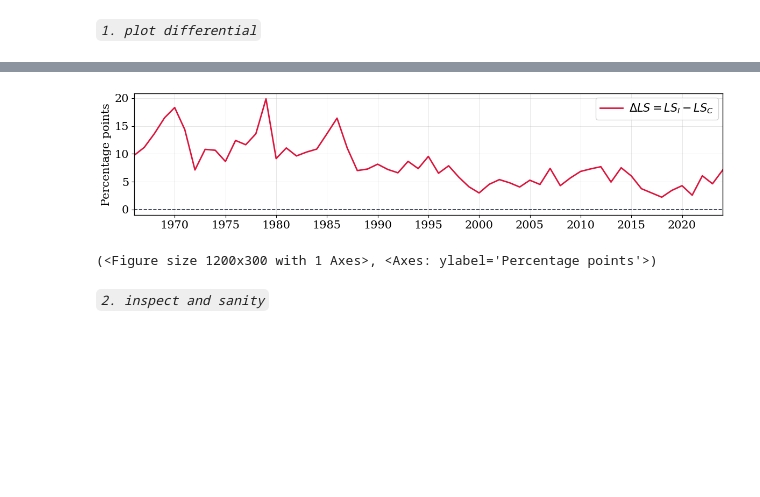
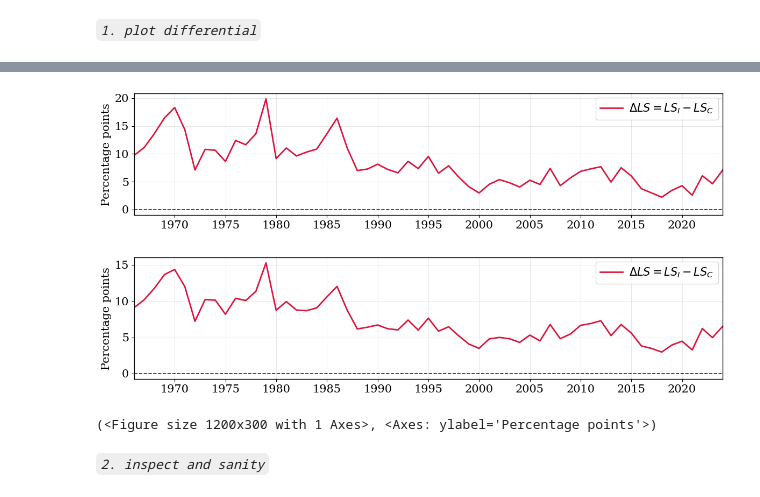
Before and after one commit to cfn368/ba_capinc, a Jupyter notebook: 2_labour_shares.ipynb, the cells around one changed output, grey strips where cells are left out. Saved outputs shown, nothing was run; the diff lists cells and outputs as text; code cells hidden in the pictures; blank space fills up the shorter version.

Commit message:
figure edits

```diff
--- a/2_labour_shares.ipynb
+++ b/2_labour_shares.ipynb
@@ -14,8 +45,10 @@ Loading LS timeseries from 0_intermediate/direct_NX_cache/ls_timeseries_1966_202
 # %%
 # 2. plot the difference between sectors
-sls.plot_ls_difference(df_ts)
+sls.plot_ls_difference(df_direct)
+sls.plot_ls_difference(df_ts_leon)
 # %% [output]
 [figure]
+[figure, added]
 (<Figure size 1200x300 with 1 Axes>, <Axes: ylabel='Percentage points'>)
 # %% [markdown]
 *`2. inspect and sanity`*
```
Also changed, not shown: parts of 5 cells of this notebook, 15 other files.
